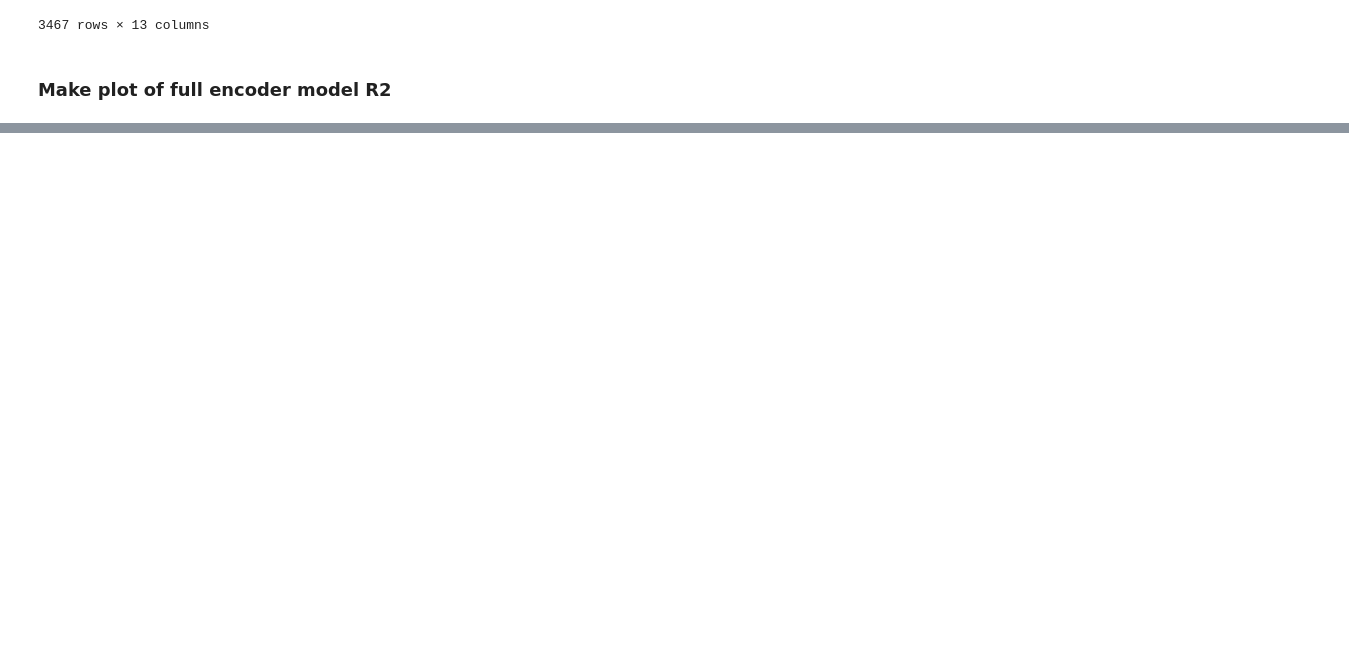
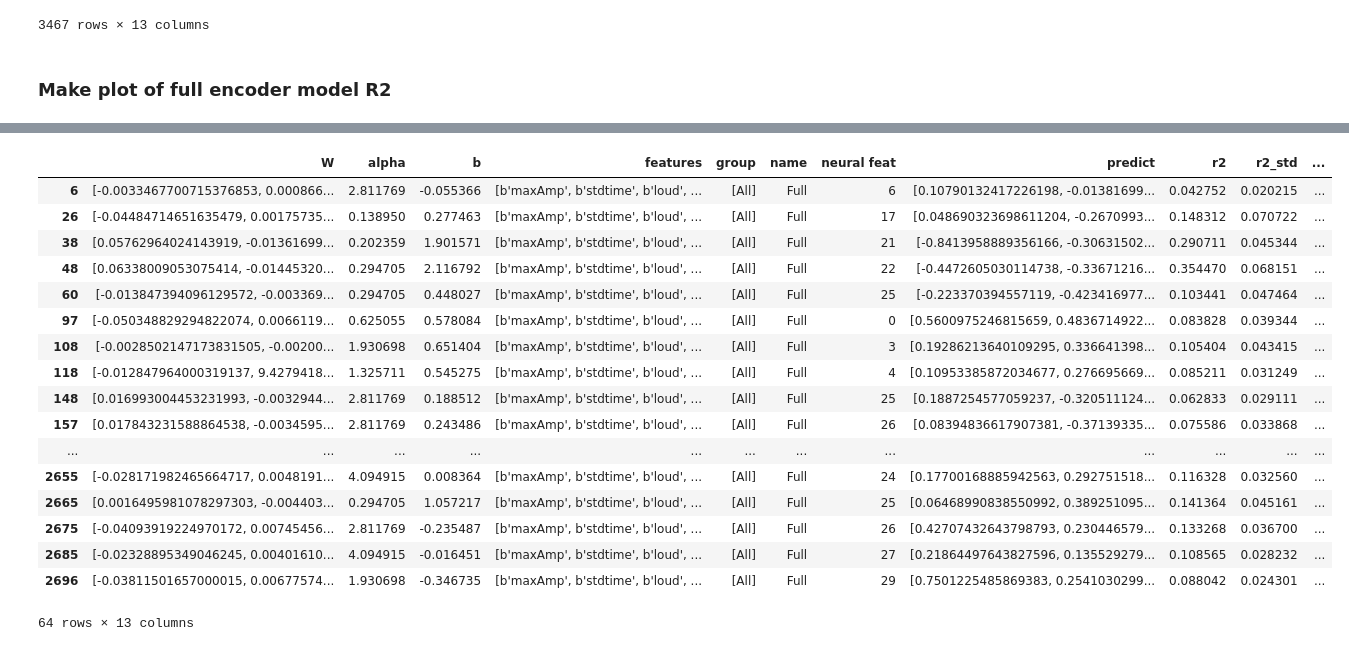
Before and after one commit to theunissenlab/zeebeez3, a Jupyter notebook: notebooks/new_figure5.ipynb, the cells around one changed output, grey strips where cells are left out. Saved outputs shown, nothing was run; the diff lists cells and outputs as text; code cells hidden in the pictures; blank space fills up the shorter version.

```diff
--- a/notebooks/new_figure5.ipynb
+++ b/notebooks/new_figure5.ipynb
@@ -102,0 +172,21 @@ Name: r2, Length: 78, dtype: float64
+# %%
+mfullSpikeSig
+# %% [output]
+|  | W | alpha | b | features | group | name | neural feat | predict | r2 | r2_std | ... |
+| 6 | [-0.0033467700715376853, 0.000866... | 2.811769 | -0.055366 | [b'maxAmp', b'stdtime', b'loud', ... | [All] | Full | 6 | [0.10790132417226198, -0.01381699... | 0.042752 | 0.020215 | ... |
+| 26 | [-0.04484714651635479, 0.00175735... | 0.138950 | 0.277463 | [b'maxAmp', b'stdtime', b'loud', ... | [All] | Full | 17 | [0.048690323698611204, -0.2670993... | 0.148312 | 0.070722 | ... |
+| 38 | [0.05762964024143919, -0.01361699... | 0.202359 | 1.901571 | [b'maxAmp', b'stdtime', b'loud', ... | [All] | Full | 21 | [-0.8413958889356166, -0.30631502... | 0.290711 | 0.045344 | ... |
+| 48 | [0.06338009053075414, -0.01445320... | 0.294705 | 2.116792 | [b'maxAmp', b'stdtime', b'loud', ... | [All] | Full | 22 | [-0.4472605030114738, -0.33671216... | 0.354470 | 0.068151 | ... |
+| 60 | [-0.013847394096129572, -0.003369... | 0.294705 | 0.448027 | [b'maxAmp', b'stdtime', b'loud', ... | [All] | Full | 25 | [-0.223370394557119, -0.423416977... | 0.103441 | 0.047464 | ... |
+| 97 | [-0.050348829294822074, 0.0066119... | 0.625055 | 0.578084 | [b'maxAmp', b'stdtime', b'loud', ... | [All] | Full | 0 | [0.5600975246815659, 0.4836714922... | 0.083828 | 0.039344 | ... |
+| 108 | [-0.0028502147173831505, -0.00200... | 1.930698 | 0.651404 | [b'maxAmp', b'stdtime', b'loud', ... | [All] | Full | 3 | [0.19286213640109295, 0.336641398... | 0.105404 | 0.043415 | ... |
+| 118 | [-0.012847964000319137, 9.4279418... | 1.325711 | 0.545275 | [b'maxAmp', b'stdtime', b'loud', ... | [All] | Full | 4 | [0.10953385872034677, 0.276695669... | 0.085211 | 0.031249 | ... |
+| 148 | [0.016993004453231993, -0.0032944... | 2.811769 | 0.188512 | [b'maxAmp', b'stdtime', b'loud', ... | [All] | Full | 25 | [0.1887254577059237, -0.320511124... | 0.062833 | 0.029111 | ... |
+| 157 | [0.017843231588864538, -0.0034595... | 2.811769 | 0.243486 | [b'maxAmp', b'stdtime', b'loud', ... | [All] | Full | 26 | [0.08394836617907381, -0.37139335... | 0.075586 | 0.033868 | ... |
+| ... | ... | ... | ... | ... | ... | ... | ... | ... | ... | ... | ... |
+| 2655 | [-0.028171982465664717, 0.0048191... | 4.094915 | 0.008364 | [b'maxAmp', b'stdtime', b'loud', ... | [All] | Full | 24 | [0.17700168885942563, 0.292751518... | 0.116328 | 0.032560 | ... |
+| 2665 | [0.0016495981078297303, -0.004403... | 0.294705 | 1.057217 | [b'maxAmp', b'stdtime', b'loud', ... | [All] | Full | 25 | [0.06468990838550992, 0.389251095... | 0.141364 | 0.045161 | ... |
+| 2675 | [-0.04093919224970172, 0.00745456... | 2.811769 | -0.235487 | [b'maxAmp', b'stdtime', b'loud', ... | [All] | Full | 26 | [0.42707432643798793, 0.230446579... | 0.133268 | 0.036700 | ... |
+| 2685 | [-0.02328895349046245, 0.00401610... | 4.094915 | -0.016451 | [b'maxAmp', b'stdtime', b'loud', ... | [All] | Full | 27 | [0.21864497643827596, 0.135529279... | 0.108565 | 0.028232 | ... |
+| 2696 | [-0.03811501657000015, 0.00677574... | 1.930698 | -0.346735 | [b'maxAmp', b'stdtime', b'loud', ... | [All] | Full | 29 | [0.7501225485869383, 0.2541030299... | 0.088042 | 0.024301 | ... |
+64 rows × 13 columns
```
Also changed, not shown: parts of 6 cells of this notebook.
